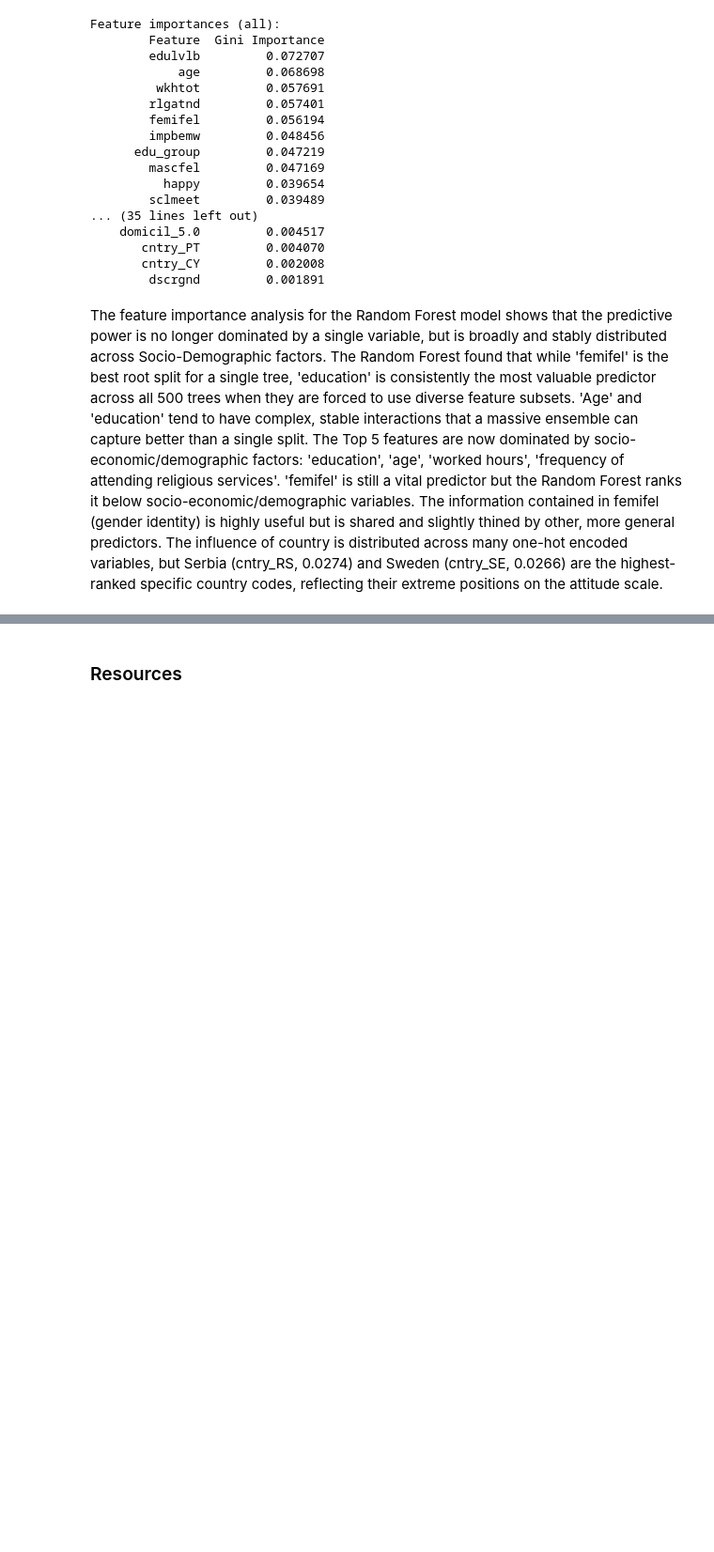
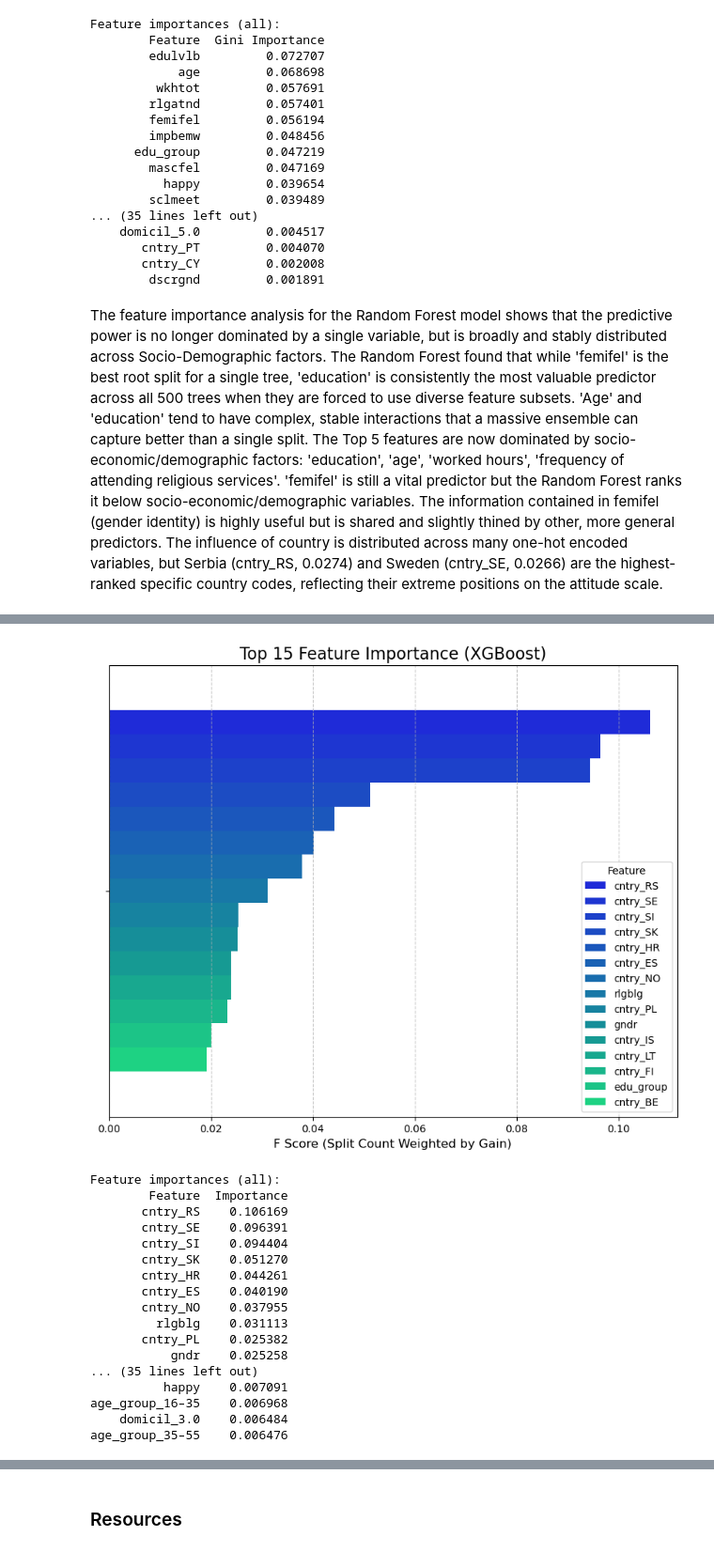
Before and after one commit to julia-martyniuk/ML_2_Classification, a Jupyter notebook: Classification.ipynb, the cells around one changed output, grey strips where cells are left out. Shown at 94% size. Cells and saved outputs as stored; diff of their text form; code cells hidden in the pictures; blank space fills up the shorter version.

```diff
--- a/Classification.ipynb
+++ b/Classification.ipynb
@@ -1456,0 +1471,42 @@ print(f'Best CV Score (F1-Macro): {grid_search.best_score_:.4f}')
+# %%
+# XGBoost uses the fitted model's own feature_importances_ property
+importance_scores = best_xgb.feature_importances_
+feature_names = X_train.columns
+
+feature_imp_df = pd.DataFrame({
+    'Feature': feature_names,
+    'Importance': importance_scores
+}).sort_values(by='Importance', ascending=False).reset_index(drop=True)
+
+# Plot top 15 features
+plt.figure(figsize=(10, 8))
+sns.barplot(
+    x='Importance', hue='Feature', data=feature_imp_df.head(15), legend=True,  palette='winter')
+
+plt.title('Top 15 Feature Importance (XGBoost)', fontsize=16)
+plt.xlabel('F Score (Split Count Weighted by Gain)', fontsize=12)
+plt.grid(axis='x', linestyle='--', alpha=0.7)
+plt.show()
+
+# Print top 10 for detailed analysis
+print("Feature importances (all):")
+print(feature_imp_df.to_string(index=False))
+# %% [output]
+[figure, added]
+Feature importances (all):
+        Feature  Importance
+       cntry_RS    0.106169
+       cntry_SE    0.096391
+       cntry_SI    0.094404
+       cntry_SK    0.051270
+       cntry_HR    0.044261
+       cntry_ES    0.040190
+       cntry_NO    0.037955
+         rlgblg    0.031113
+       cntry_PL    0.025382
+           gndr    0.025258
+... (35 lines left out)
+          happy    0.007091
+age_group_16–35    0.006968
+    domicil_3.0    0.006484
+age_group_35–55    0.006476
```
Also changed, not shown: parts of 31 cells of this notebook.
